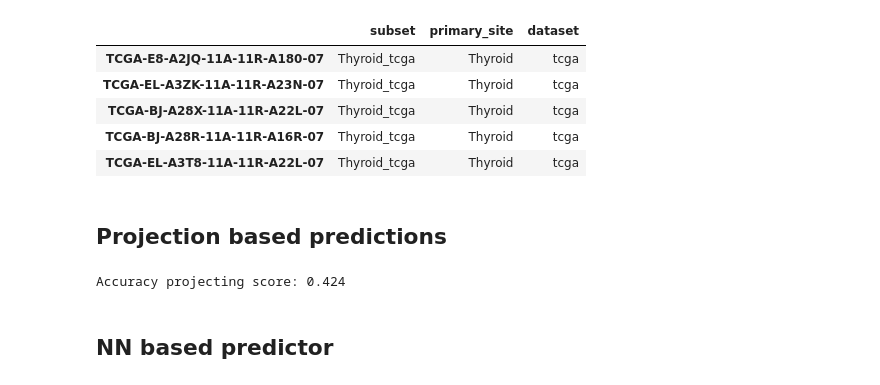
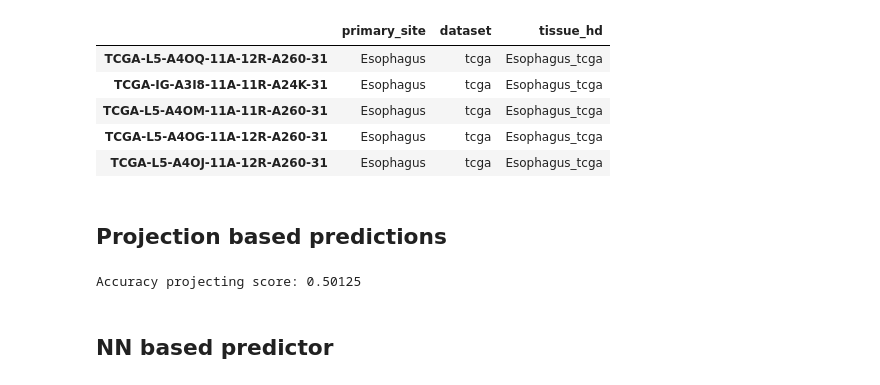
Before and after one commit to fvalle1/phd, a Jupyter notebook: predictor/notebooks/Predict.ipynb, the cells around one changed output. Saved outputs shown, nothing was run; the diff lists cells and outputs as text; code cells hidden in the pictures.

```diff
--- a/predictor/notebooks/Predict.ipynb
+++ b/predictor/notebooks/Predict.ipynb
@@ -13,24 +14,25 @@ directory='/home/fvalle/phd/datasets/merged'
 L = get_max_available_L(directory, algorithm)-1
 os.chdir(directory)
 # %%
-label = 'subset'
+label = 'tissue_hd'
 
 df_topics = pd.read_csv("%s/%s_level_%d_topic-dist.csv"%(algorithm,algorithm,L)).set_index('doc').drop('i_doc', axis=1)
 df_words = pd.read_csv("%s/%s_level_%d_word-dist.csv"%(algorithm,algorithm,L), index_col=0)
 df_words.index=[g[:15] for g in df_words.index]
-df = pd.read_csv("mainTable.csv", index_col=0).reindex(index=df_words.index)
+df = pd.read_csv("mainTable_train.csv", index_col=0).reindex(index=df_words.index)
 df = df.divide(df.sum(0),1).transpose().fillna(0)
+
 df_files=pd.read_csv("files.dat", index_col=0)
 df_topics.insert(0,'tissue', df_files.reindex(index=df_topics.index)[label])
 df_topic_tissue = df_topics.groupby('tissue').mean()
 df_files.head()
 # %% [output]
-|  | subset | primary_site | dataset |
-| TCGA-E8-A2JQ-11A-11R-A180-07 | Thyroid_tcga | Thyroid | tcga |
-| TCGA-EL-A3ZK-11A-11R-A23N-07 | Thyroid_tcga | Thyroid | tcga |
-| TCGA-BJ-A28X-11A-11R-A22L-07 | Thyroid_tcga | Thyroid | tcga |
-| TCGA-BJ-A28R-11A-11R-A16R-07 | Thyroid_tcga | Thyroid | tcga |
-| TCGA-EL-A3T8-11A-11R-A22L-07 | Thyroid_tcga | Thyroid | tcga |
+|  | primary_site | dataset | tissue_hd |
+| TCGA-L5-A4OQ-11A-12R-A260-31 | Esophagus | tcga | Esophagus_tcga |
+| TCGA-IG-A3I8-11A-11R-A24K-31 | Esophagus | tcga | Esophagus_tcga |
+| TCGA-L5-A4OM-11A-11R-A260-31 | Esophagus | tcga | Esophagus_tcga |
+| TCGA-L5-A4OG-11A-12R-A260-31 | Esophagus | tcga | Esophagus_tcga |
+| TCGA-L5-A4OJ-11A-12R-A260-31 | Esophagus | tcga | Esophagus_tcga |
 # %% [markdown]
 ## Projection based predictions
 # %%
@@ -43,9 +45,9 @@ reals = pd.np.unique(df_Pst.tissue, return_inverse=True)[1]
 # %%
 from sklearn.metrics import accuracy_score, roc_auc_score
 # %%
-print(f"Accuracy projecting score: {accuracy_score(reals, pd.np.argmin(predictions, axis=1))}")
+print(f"Accuracy projecting score: {accuracy_score(reals, np.argmin(predictions, axis=1))}")
 # %% [output]
-Accuracy projecting score: 0.424
+Accuracy projecting score: 0.50125
 # %% [markdown]
 ## NN based predictor
 # %%
```
Also changed, not shown: parts of 11 cells of this notebook, 1 other file.
